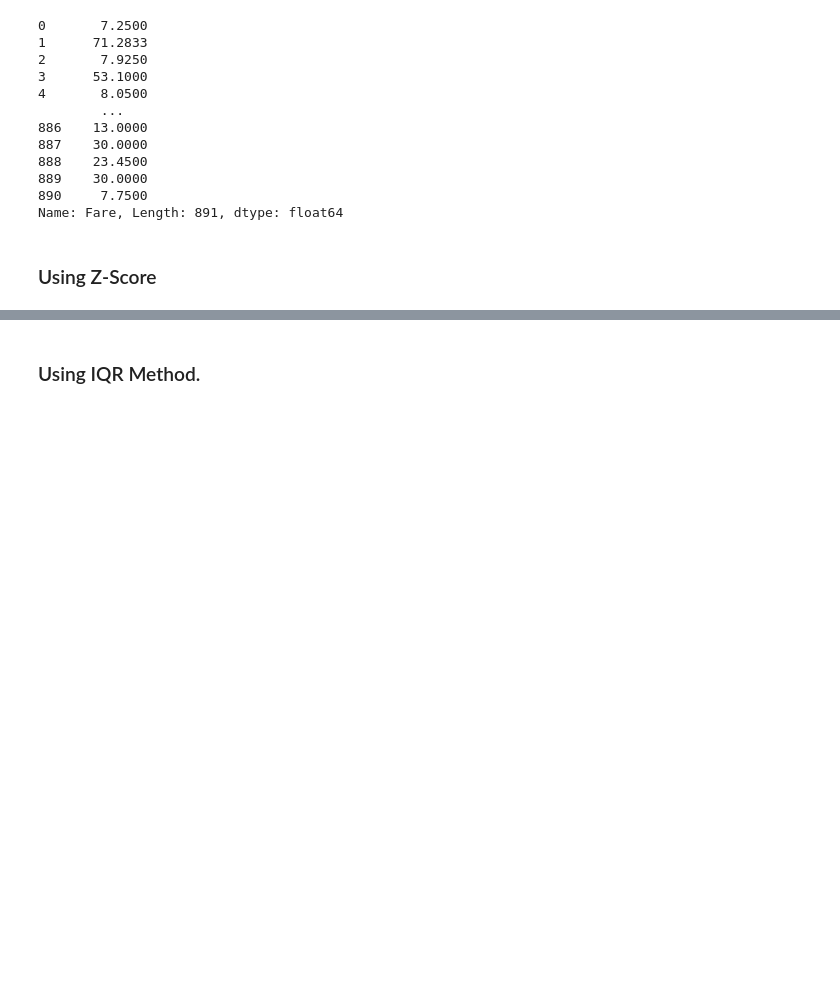
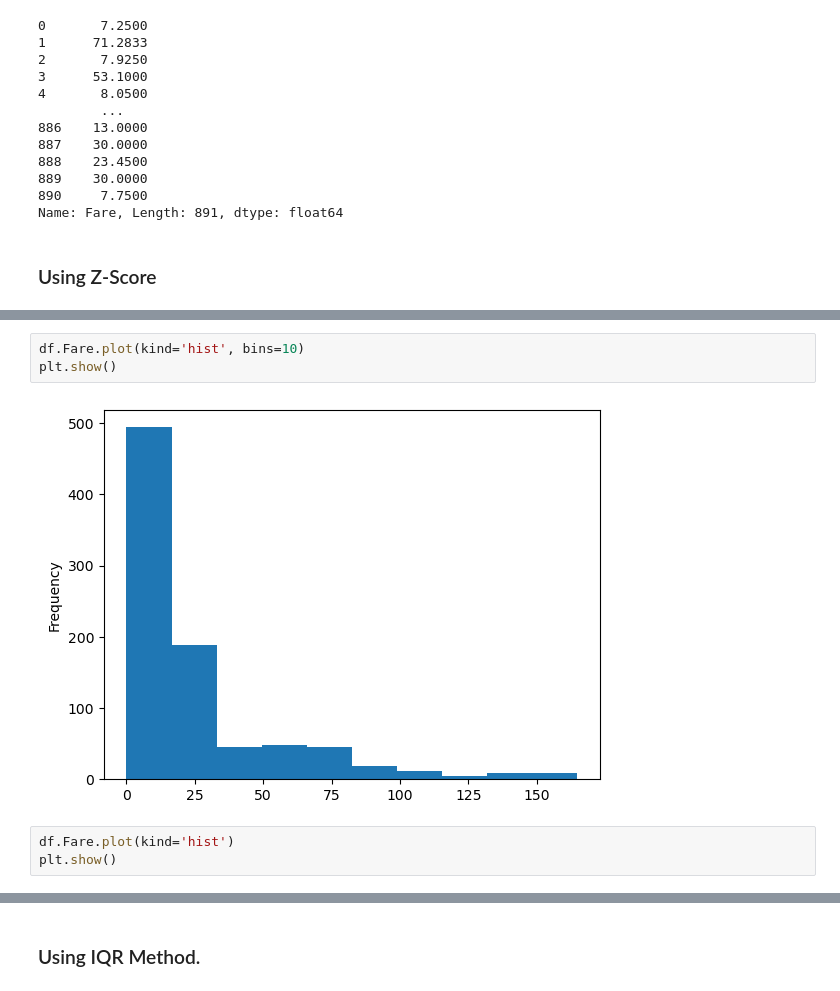
Before and after one commit to gauravgupta-epsilon/Data_Science-, a Jupyter notebook: Pandas for Data Science.ipynb, the cells around one changed output, grey strips where cells are left out. Saved outputs shown, nothing was run; the diff lists cells and outputs as text; blank space fills up the shorter version.

```diff
--- a/Pandas for Data Science.ipynb
+++ b/Pandas for Data Science.ipynb
@@ -321,0 +370,8 @@ Name: Fare, Length: 891, dtype: float64
+# %%
+df.Fare.plot(kind='hist', bins=10)
+plt.show()
+# %% [output]
+[figure, added]
+# %%
+df.Fare.plot(kind='hist')
+plt.show()
```
Also changed, not shown: parts of 44 cells of this notebook.
